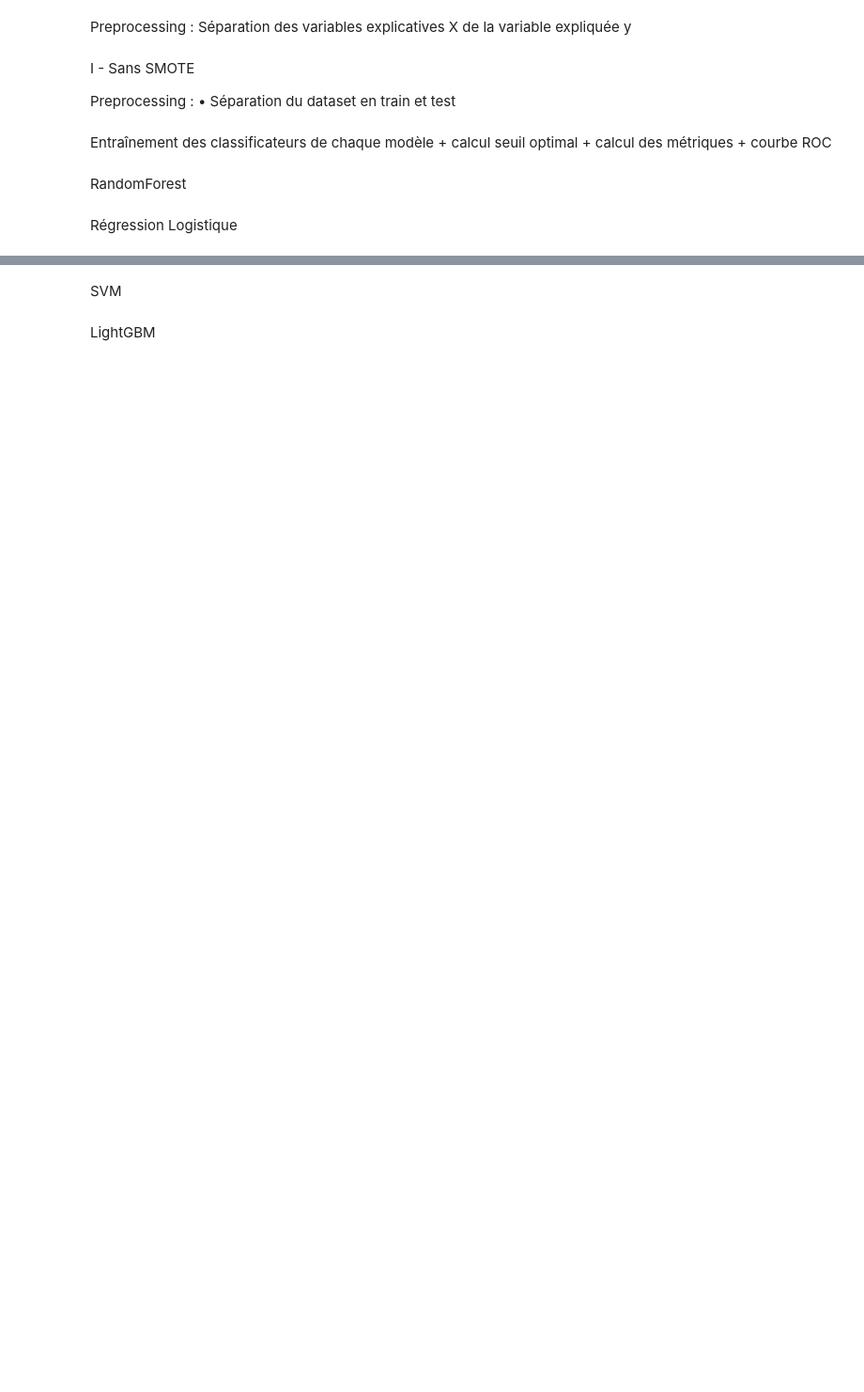
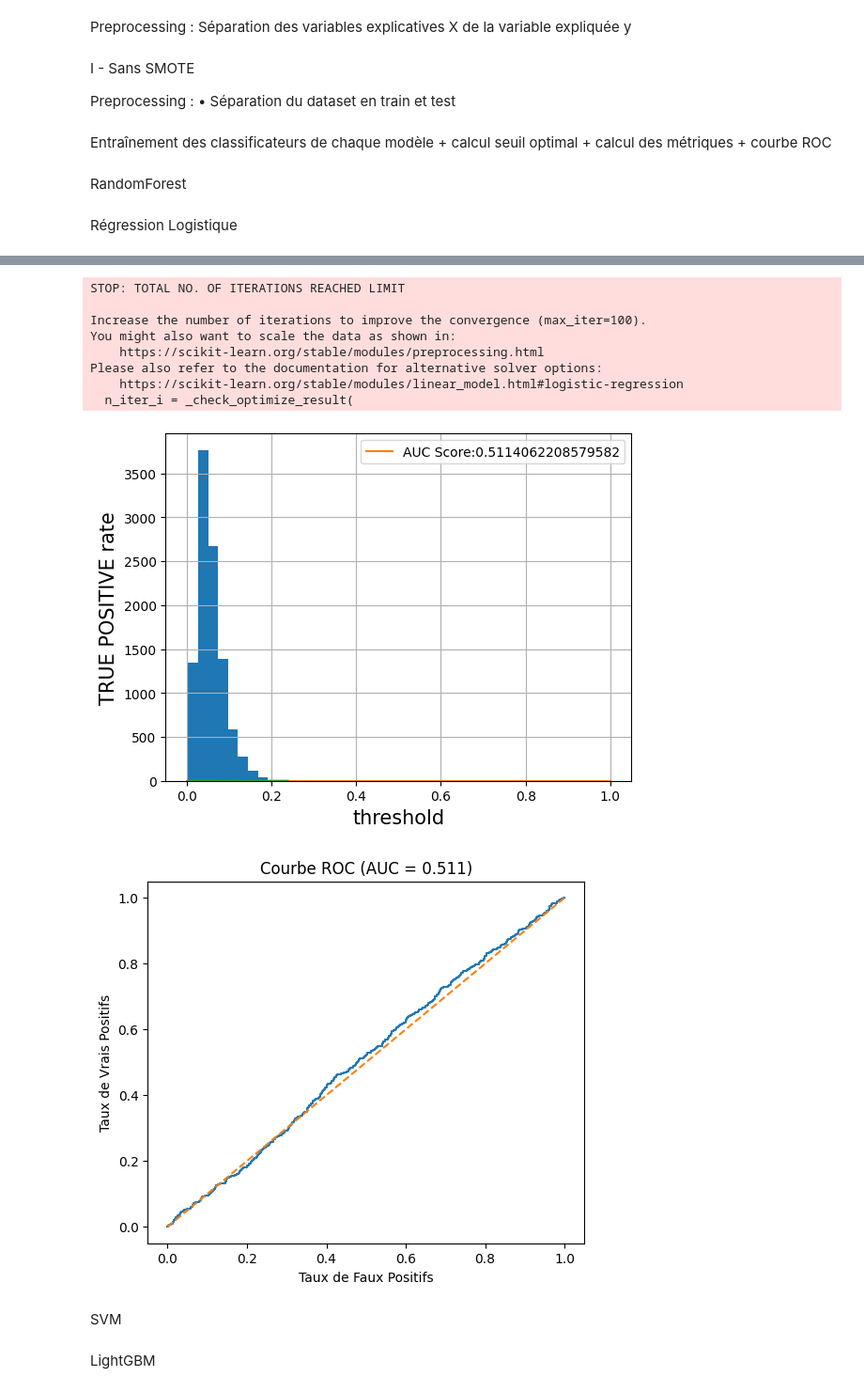
Before and after one commit to Lanier777/PROJET_STATAPP_MILLIMAN, a Jupyter notebook: Analyse descriptive "Fraud Detection Dataset"/Comparaison des modèles.ipynb, the cells around one changed output, grey strips where cells are left out. Shown at 94% size. Saved outputs shown, nothing was run; the diff lists cells and outputs as text; code cells hidden in the pictures; blank space fills up the shorter version.

```diff
--- a/Analyse descriptive "Fraud Detection Dataset"/Comparaison des modèles.ipynb
+++ b/Analyse descriptive "Fraud Detection Dataset"/Comparaison des modèles.ipynb
@@ -95,8 +254,12 @@ Le code à rentrer ici prend en entrée "df" déjà définie juste avant et renv
 Preprocessing :
 Séparation des variables explicatives X de la variable expliquée y
 # %%
-y = df['Fraudulent']
-X = df.drop(columns=['Fraudulent'])
+y = df_mean['Fraudulent']
+X = df_mean.drop(columns=['Fraudulent'])
+# %%
+# Encodage des colonnes catégorielles
+for col in X.select_dtypes(include=['object','category']).columns:
+    X[col] = LabelEncoder().fit_transform(X[col].astype(str))
 # %% [markdown]
 I - Sans SMOTE
 
@@ -160,18 +323,20 @@ lr.fit(X_test,y_test)
 #construction de y_pred
 y_pred=lr.predict(X_test)
 
+#Regardons la distribution de probabilité qu'une transaction soit frauduleuse
+y_pred_proba = lr.predict_proba(X_test)
+
 # Métriques au seuil de 50%
 prec = precision_score(y_test, y_pred)
 rec = recall_score(y_test, y_pred)
-fpr, tpr, _ = roc_curve(y_test, y_score)
+fpr, tpr, ths = roc_curve(y_test, y_pred_proba[:,1])
 roc_auc = auc(fpr, tpr)
+accuracy=accuracy_score(y_test,y_pred)
 
 #Matrice de confusion au seuil de 50%
 from sklearn.metrics import confusion_matrix
 confusion_matrix(y_test, y_pred,labels = [1,0])
 
-#Regardons la distribution de probabilité qu'une transaction soit frauduleuse
-y_pred_proba = lr.predict_proba(X_test)
 
 #On peut tracer un histogramme de ces probas
 pd.Series(y_pred_proba[:,1]).hist()
@@ -186,7 +351,7 @@ ths : threshold
 
 #La fonction roc_curve permet de tracer la courbe ROC
 # à partir d'un vecteur de probabilités de la classe positive (ici (fraudulent=1))
-fpr, tpr, ths = roc_curve(t, y_pred_proba[:,1])
+fpr, tpr, ths = roc_curve(y_test, y_pred_proba[:,1])
 auc_score = auc(fpr,tpr)
 plt.plot(fpr,tpr,label="AUC Score:" + str(auc_score))
 plt.xlabel('FALSE POSITIVE rate',fontsize='15')
@@ -222,7 +387,7 @@ plt.ylabel('TRUE POSITIVE rate')
 #On obtient donc de nouvelles valeurs prédites ajustées
 from sklearn.preprocessing import binarize
 y_pred_th= binarize(y_pred_proba, threshold=threshold)
-confusion_mat=confusion_matrix(t, y_pred_th[:,1],labels=[1,0])
+confusion_mat=confusion_matrix(y_test, y_pred_th[:,1],labels=[1,0])
 
 #Les métriques associées
 recall=tpr[threshold_index]
@@ -246,7 +411,7 @@ threshold_y=ths[threshold_y_index]
 
 #On obtient de même de nouvelles valeurs prédites ajustées
 y_pred_th_y= binarize(y_pred_proba, threshold=threshold_y)
-confusion_mat_y = confusion_matrix(t, y_pred_th_y[:,1],labels=[1,0])
+confusion_mat_y = confusion_matrix(y_test, y_pred_th_y[:,1],labels=[1,0])
 
 #Les métriques associées avec Youden
 recall_y=tpr[threshold_y_index]
@@ -277,3 +442,4 @@ plt.xlabel('Taux de Faux Positifs')
 plt.ylabel('Taux de Vrais Positifs')
 plt.title('Courbe ROC (AUC = %.3f)' % roc_auc)
 plt.show()
+# %% [output]
@@ -280,3 +459,13 @@ plt.show()
+STOP: TOTAL NO. OF ITERATIONS REACHED LIMIT
+
+Increase the number of iterations to improve the convergence (max_iter=100).
+You might also want to scale the data as shown in:
+    https://scikit-learn.org/stable/modules/preprocessing.html
+Please also refer to the documentation for alternative solver options:
+    https://scikit-learn.org/stable/modules/linear_model.html#logistic-regression
+  n_iter_i = _check_optimize_result(
+[figure, added]
+[figure, added]
 # %% [markdown]
 SVM
 # %% [markdown]
```
Also changed, not shown: parts of 20 cells of this notebook.
